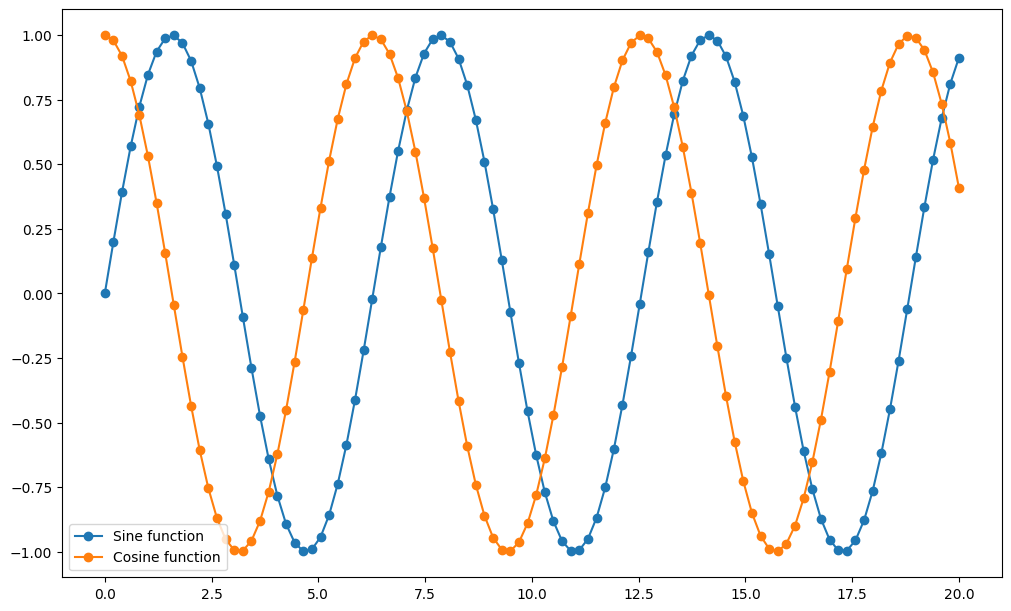
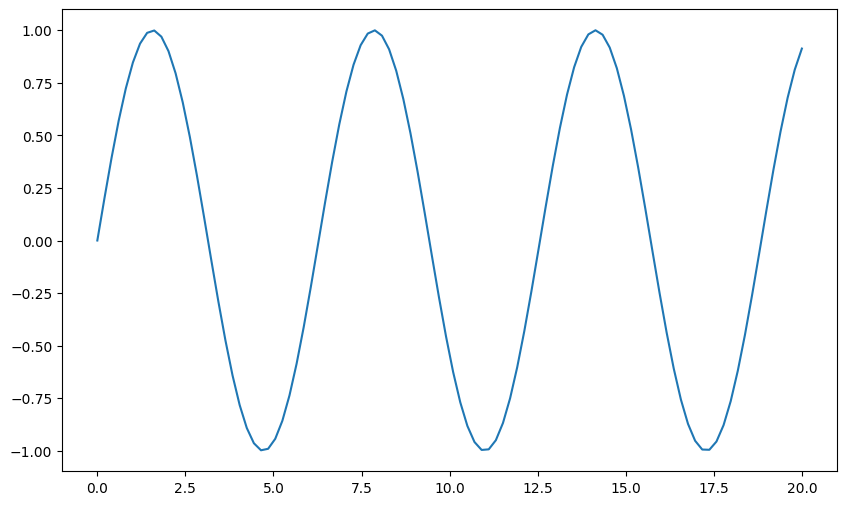
Unified diff of the notebook cell whose output changed from the first chart to the second:
--- before
+++ after
@@ -1,10 +1,10 @@
-y = np.linspace(0,20,100)
-x = y
+x = np.linspace(0,20,100)
+y = np.sin(x)
 
-fig,ax = plt.subplots(figsize=(10,6),layout='constrained')
+fig, ax = plt.subplots(figsize=(10,6))
   
-ax.plot(y,sin(x), label='Sine function', marker='o')
-ax.plot(y,cos(x), label='Cosine function', marker='o')
+ax.plot(x, y)
+# ax.plot(y,cos(x), label='Cosine function', marker='o')
 
-ax.legend()
+# ax.legend()
 plt.show()

Commit: Commit all modified and new files